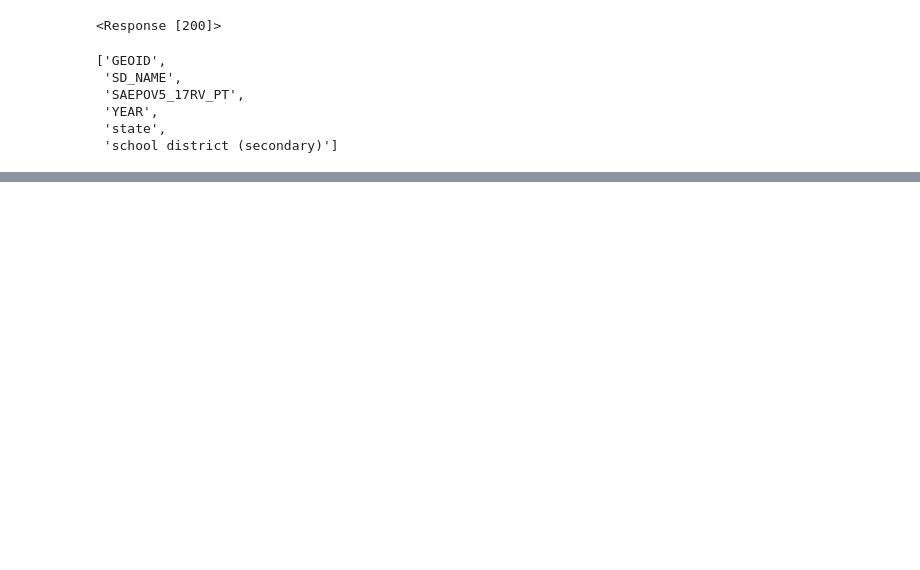
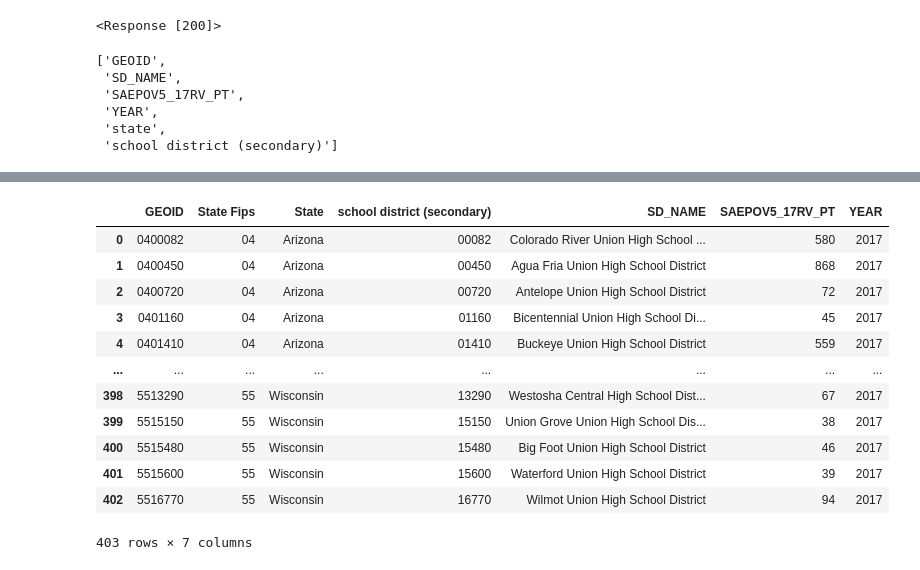
Before and after one commit to Peterg0205/Allen_Gunn_project-, a Jupyter notebook: Allen_Gunn- project2_api.ipynb, the cells around one changed output, grey strips where cells are left out. Drawn from its saved outputs; the diff is of its cells as text; code cells hidden in the pictures; blank space fills up the shorter version.

```diff
--- a/Allen_Gunn- project2_api.ipynb
+++ b/Allen_Gunn- project2_api.ipynb
@@ -95,0 +117,17 @@ pov_df
+# %%
+# drop duplicates if any
+pov_df.drop_duplicates(subset=None, keep='first', inplace=False, ignore_index=False)
+# %% [output]
+|  | GEOID | State Fips | State | school district (secondary) | SD_NAME | SAEPOV5_17RV_PT | YEAR |
+| 0 | 0400082 | 04 | Arizona | 00082 | Colorado River Union High School ... | 580 | 2017 |
+| 1 | 0400450 | 04 | Arizona | 00450 | Agua Fria Union High School District | 868 | 2017 |
+| 2 | 0400720 | 04 | Arizona | 00720 | Antelope Union High School District | 72 | 2017 |
+| 3 | 0401160 | 04 | Arizona | 01160 | Bicentennial Union High School Di... | 45 | 2017 |
+| 4 | 0401410 | 04 | Arizona | 01410 | Buckeye Union High School District | 559 | 2017 |
+| ... | ... | ... | ... | ... | ... | ... | ... |
+| 398 | 5513290 | 55 | Wisconsin | 13290 | Westosha Central High School Dist... | 67 | 2017 |
+| 399 | 5515150 | 55 | Wisconsin | 15150 | Union Grove Union High School Dis... | 38 | 2017 |
+| 400 | 5515480 | 55 | Wisconsin | 15480 | Big Foot Union High School District | 46 | 2017 |
+| 401 | 5515600 | 55 | Wisconsin | 15600 | Waterford Union High School District | 39 | 2017 |
+| 402 | 5516770 | 55 | Wisconsin | 16770 | Wilmot Union High School District | 94 | 2017 |
+403 rows × 7 columns
```
Also changed, not shown: parts of 8 cells of this notebook.
